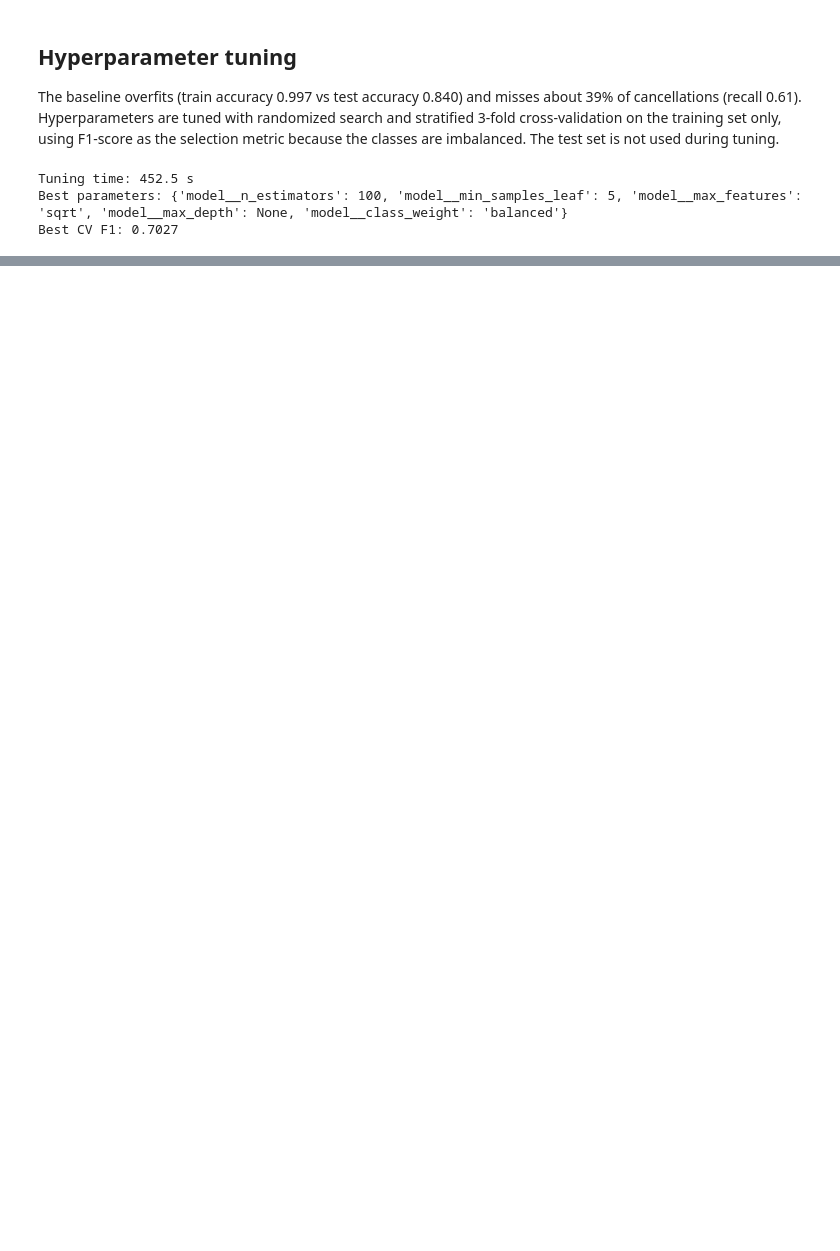
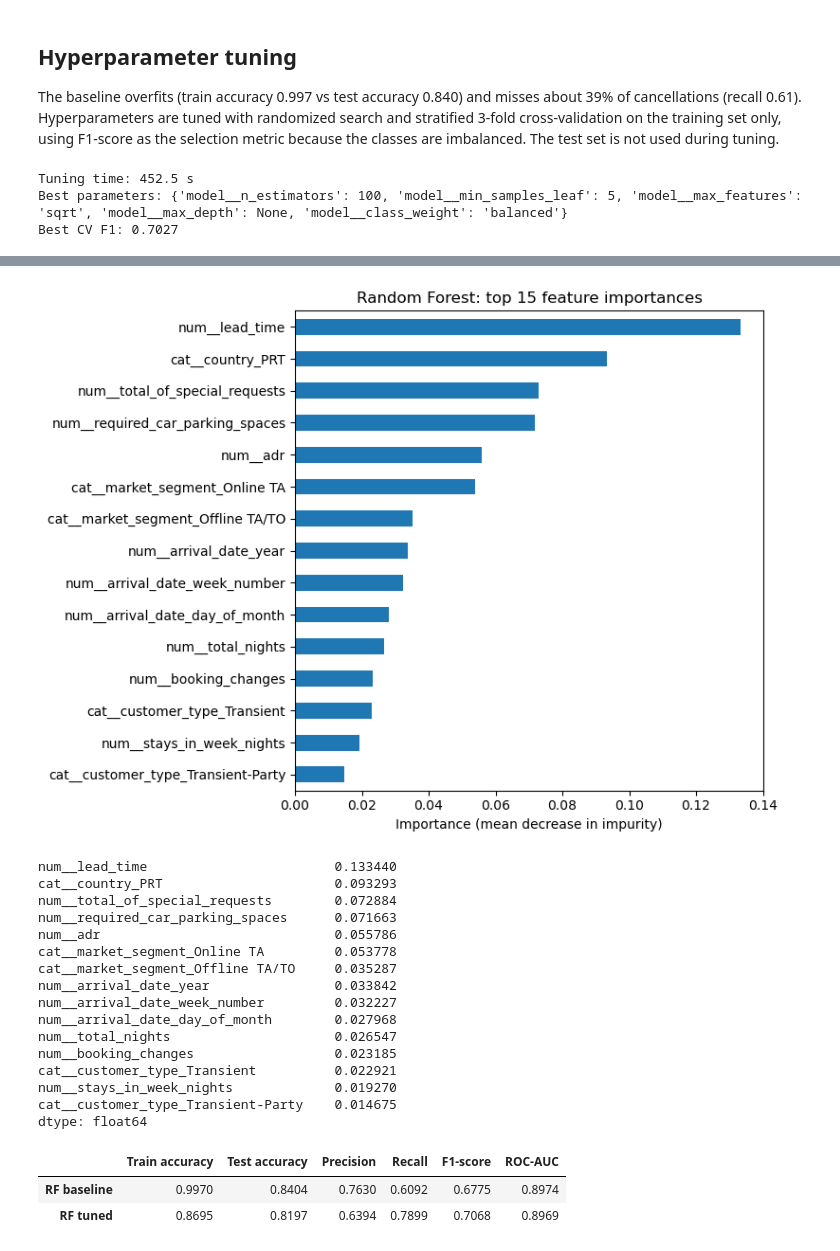
Before and after one commit to hadhanushkadesilva-web/hotel-cancellation-ml, a Jupyter notebook: notebooks/03_random_forest.ipynb, the cells around one changed output, grey strips where cells are left out. Saved outputs shown, nothing was run; the diff lists cells and outputs as text; code cells hidden in the pictures; blank space fills up the shorter version.

```diff
--- a/notebooks/03_random_forest.ipynb
+++ b/notebooks/03_random_forest.ipynb
@@ -107,0 +171,42 @@ Best CV F1: 0.7027
+# %%
+# which features does the forest rely on most?
+feature_names = best_rf.named_steps["preprocess"].get_feature_names_out()
+importances = pd.Series(best_rf.named_steps["model"].feature_importances_, index=feature_names)
+top15 = importances.sort_values(ascending=False).head(15)
+
+top15.sort_values().plot(kind="barh", figsize=(8, 6))
+plt.title("Random Forest: top 15 feature importances")
+plt.xlabel("Importance (mean decrease in impurity)")
+plt.tight_layout()
+plt.savefig("../figures/rf_feature_importance.png", dpi=300, bbox_inches="tight")
+plt.show()
+
+top15
+# %% [output]
+[figure, added]
+num__lead_time                        0.133440
+cat__country_PRT                      0.093293
+num__total_of_special_requests        0.072884
+num__required_car_parking_spaces      0.071663
+num__adr                              0.055786
+cat__market_segment_Online TA         0.053778
+cat__market_segment_Offline TA/TO     0.035287
+num__arrival_date_year                0.033842
+num__arrival_date_week_number         0.032227
+num__arrival_date_day_of_month        0.027968
+num__total_nights                     0.026547
+num__booking_changes                  0.023185
+cat__customer_type_Transient          0.022921
+num__stays_in_week_nights             0.019270
+cat__customer_type_Transient-Party    0.014675
+dtype: float64
+# %%
+# save metrics so notebook 04 can compare both models
+results_df = pd.DataFrame([baseline_results, tuned_results],
+                          index=["RF baseline", "RF tuned"])
+results_df.to_csv("../outputs/rf_results.csv")
+results_df.round(4)
+# %% [output]
+|  | Train accuracy | Test accuracy | Precision | Recall | F1-score | ROC-AUC |
+| RF baseline | 0.9970 | 0.8404 | 0.7630 | 0.6092 | 0.6775 | 0.8974 |
+| RF tuned | 0.8695 | 0.8197 | 0.6394 | 0.7899 | 0.7068 | 0.8969 |
```
Also changed, not shown: parts of 5 cells of this notebook, 3 other files.
